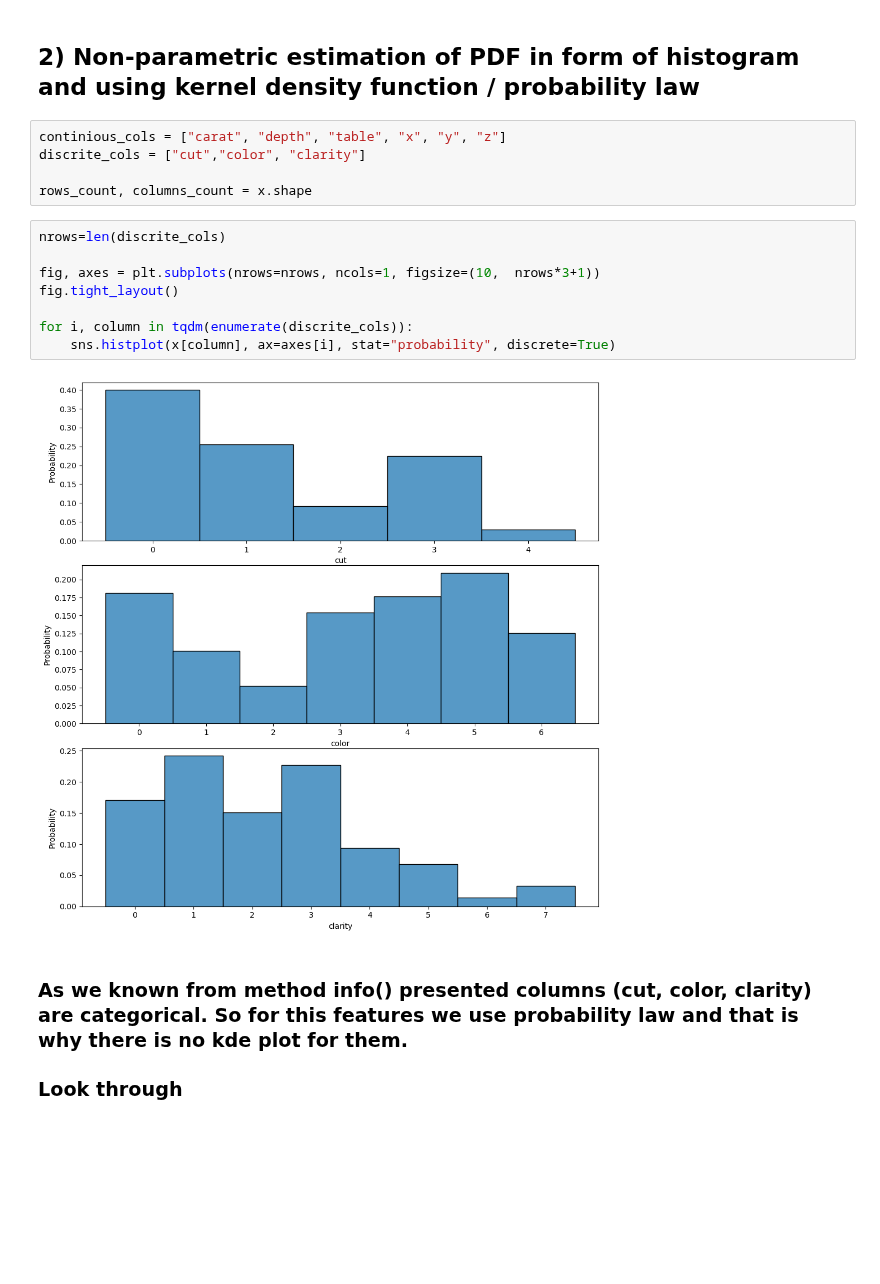
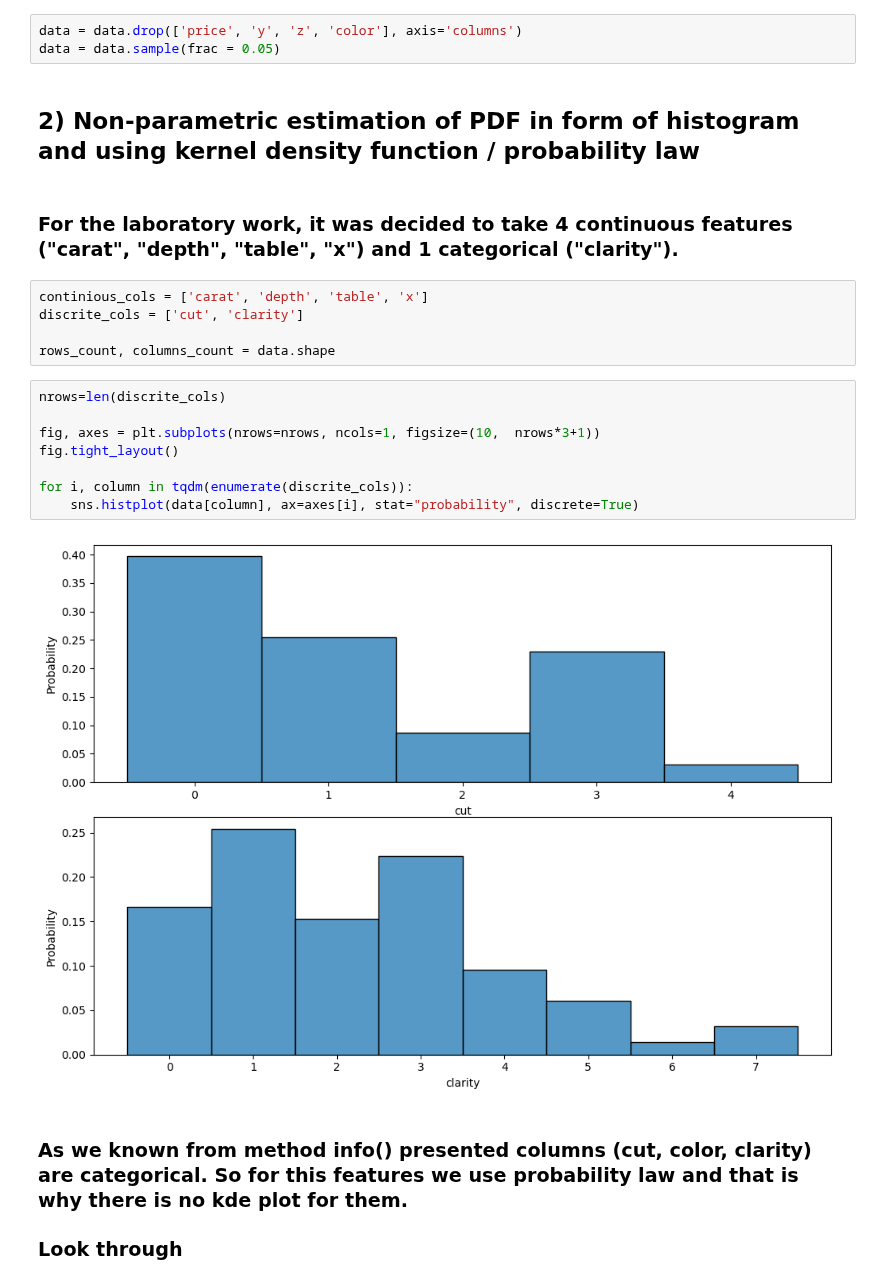
Before and after one commit to RuslanKozlyak/Labs_ITMO, a Jupyter notebook: MVA/MVA_LR_1.ipynb, the cells around one changed output. Cells and saved outputs as stored; diff of their text form; blank space fills up the shorter version.

```diff
--- a/MVA/MVA_LR_1.ipynb
+++ b/MVA/MVA_LR_1.ipynb
@@ -110,20 +109,25 @@ x = data.drop(['price'], axis='columns')
+# %%
+data = data.drop(['price', 'y', 'z', 'color'], axis='columns')
+data = data.sample(frac = 0.05)
 # %% [markdown]
 ## **2) Non-parametric estimation of PDF in form of histogram and using kernel density function / probability law**
+# %% [markdown]
+### For the laboratory work, it was decided to take 4 continuous features ("carat", "depth", "table", "x") and 1 categorical ("clarity").
 # %%
-continious_cols = ["carat", "depth", "table", "x", "y", "z"]
-discrite_cols = ["cut","color", "clarity"]
+continious_cols = ['carat', 'depth', 'table', 'x']
+discrite_cols = ['cut', 'clarity']
 
-rows_count, columns_count = x.shape
+rows_count, columns_count = data.shape
 # %%
 nrows=len(discrite_cols)
 
 fig, axes = plt.subplots(nrows=nrows, ncols=1, figsize=(10,  nrows*3+1))
 fig.tight_layout()
 
 for i, column in tqdm(enumerate(discrite_cols)):
-    sns.histplot(x[column], ax=axes[i], stat="probability", discrete=True)
+    sns.histplot(data[column], ax=axes[i], stat="probability", discrete=True)
 # %% [output]
-[figure, old version]
+[figure, new version]
 # %% [markdown]
 ### As we known from method info() presented columns (cut, color, clarity) are categorical. So for this features we use probability law and that is why there is no kde plot for them.
 ### Look through
```
Also changed, not shown: parts of 37 cells of this notebook.
